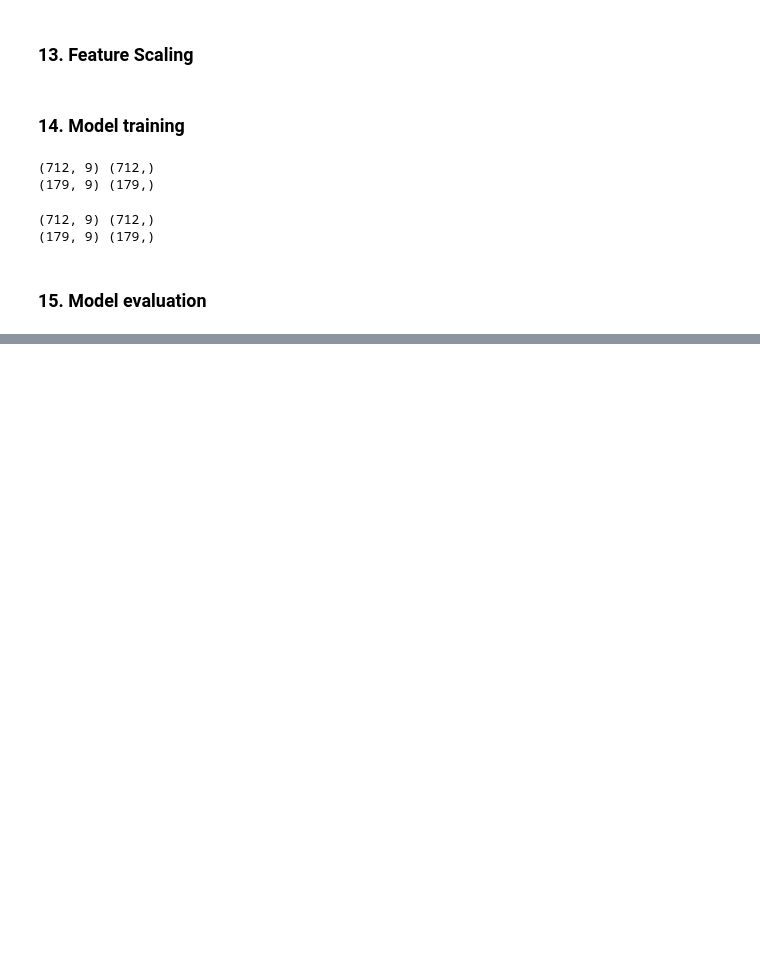
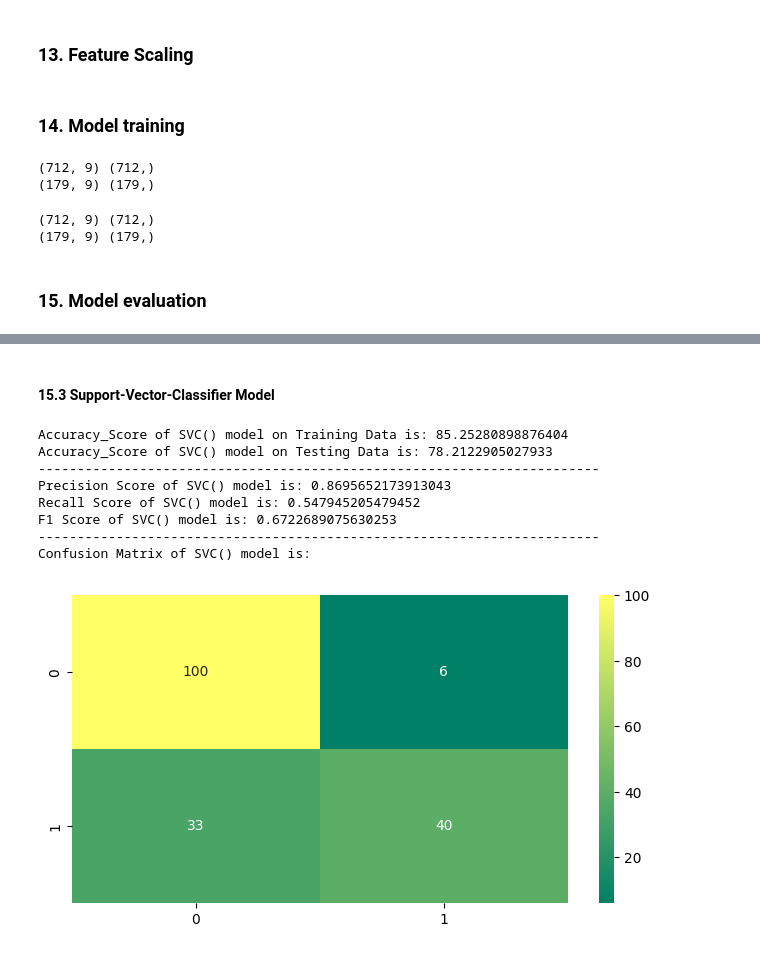
Before and after one commit to zola8/python-visualization-ml, a Jupyter notebook: src/kaggle-titanic-competition/a05_OK_overall_check.ipynb, the cells around one changed output, grey strips where cells are left out. Saved outputs shown, nothing was run; the diff lists cells and outputs as text; code cells hidden in the pictures; blank space fills up the shorter version.

```diff
--- a/src/kaggle-titanic-competition/a05_OK_overall_check.ipynb
+++ b/src/kaggle-titanic-competition/a05_OK_overall_check.ipynb
@@ -390,0 +420,16 @@ F1 Score of LogisticRegression() model is: 0.75
+# %% [markdown]
+#### 15.3 Support-Vector-Classifier Model
+# %%
+from sklearn.svm import SVC
+
+model_prediction(SVC())
+# %% [output]
+Accuracy_Score of SVC() model on Training Data is: 85.25280898876404
+Accuracy_Score of SVC() model on Testing Data is: 78.2122905027933
+------------------------------------------------------------------------
+Precision Score of SVC() model is: 0.8695652173913043
+Recall Score of SVC() model is: 0.547945205479452
+F1 Score of SVC() model is: 0.6722689075630253
+------------------------------------------------------------------------
+Confusion Matrix of SVC() model is:
+[figure, added]
```
Also changed, not shown: parts of 41 cells of this notebook, 34 other files.
